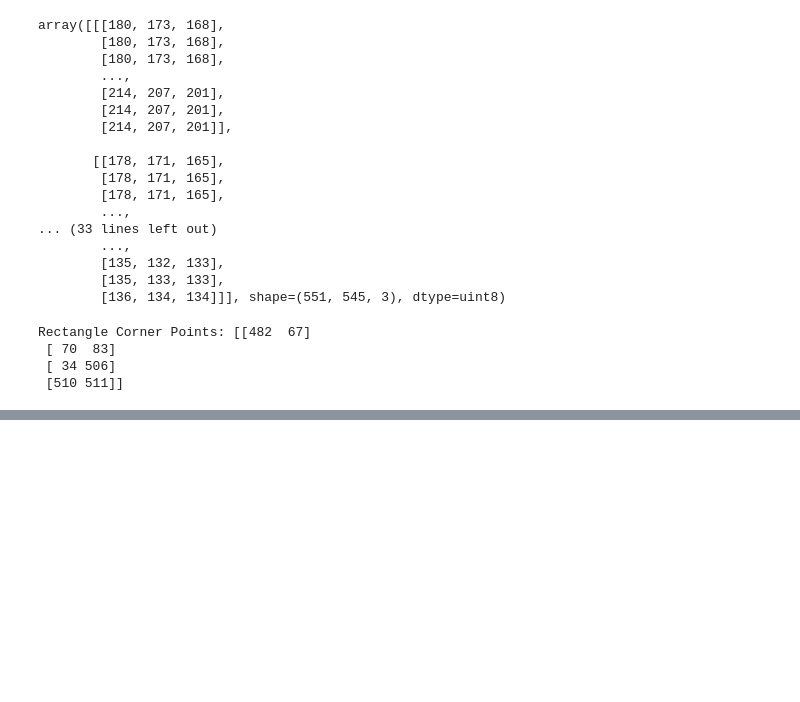
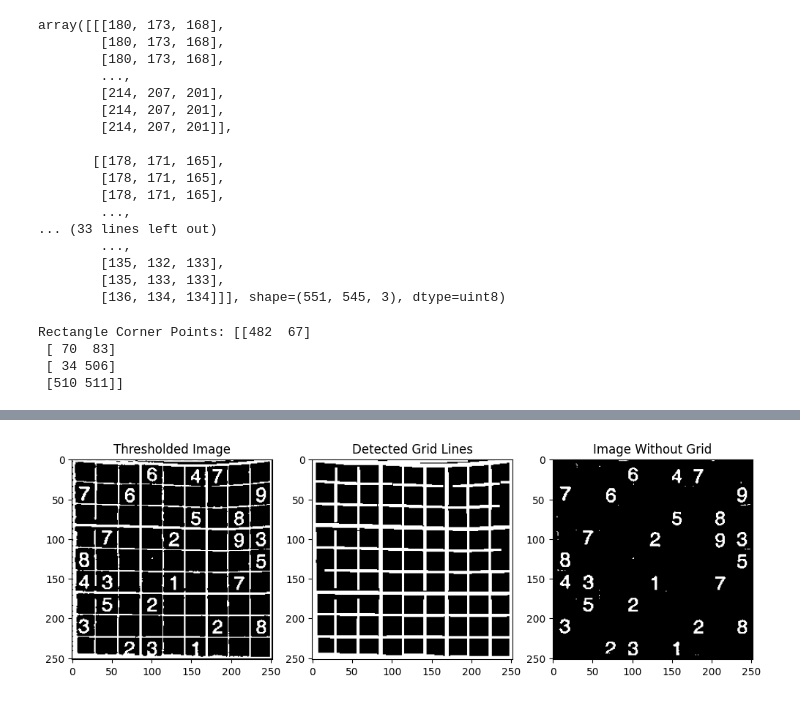
Before and after one commit to parsamhb82/AI-Powered_Sudoku_Grid_Extraction_and_Solver, a Jupyter notebook: image_processing.ipynb, the cells around one changed output, grey strips where cells are left out. Saved outputs shown, nothing was run; the diff lists cells and outputs as text; code cells hidden in the pictures; blank space fills up the shorter version.

```diff
--- a/image_processing.ipynb
+++ b/image_processing.ipynb
@@ -135,0 +144,16 @@ cv.destroyAllWindows()
+# %%
+kernel_h = np.ones((1, 8), np.uint8)
+kernel_v = np.ones((12, 1), np.uint8)
+horizontal_lines = cv.morphologyEx(binary, cv.MORPH_OPEN, kernel_h, iterations=2)
+kernel = np.ones((3,3), np.uint8)
+vertical_lines = cv.morphologyEx(binary, cv.MORPH_OPEN, kernel_v, iterations=2)
+grid = cv.add(horizontal_lines, vertical_lines)
+grid = cv.dilate(grid, kernel, iterations=1)
+no_grid = cv.subtract(binary, grid)
+plt.figure(figsize=(12, 6))
+plt.subplot(1, 3, 1), plt.imshow(binary, cmap='gray'), plt.title("Thresholded Image")
+plt.subplot(1, 3, 2), plt.imshow(grid, cmap='gray'), plt.title("Detected Grid Lines")
+plt.subplot(1, 3, 3), plt.imshow(no_grid, cmap='gray'), plt.title("Image Without Grid")
+plt.show()
+# %% [output]
+[figure, added]
```
Also changed, not shown: parts of 12 cells of this notebook.
